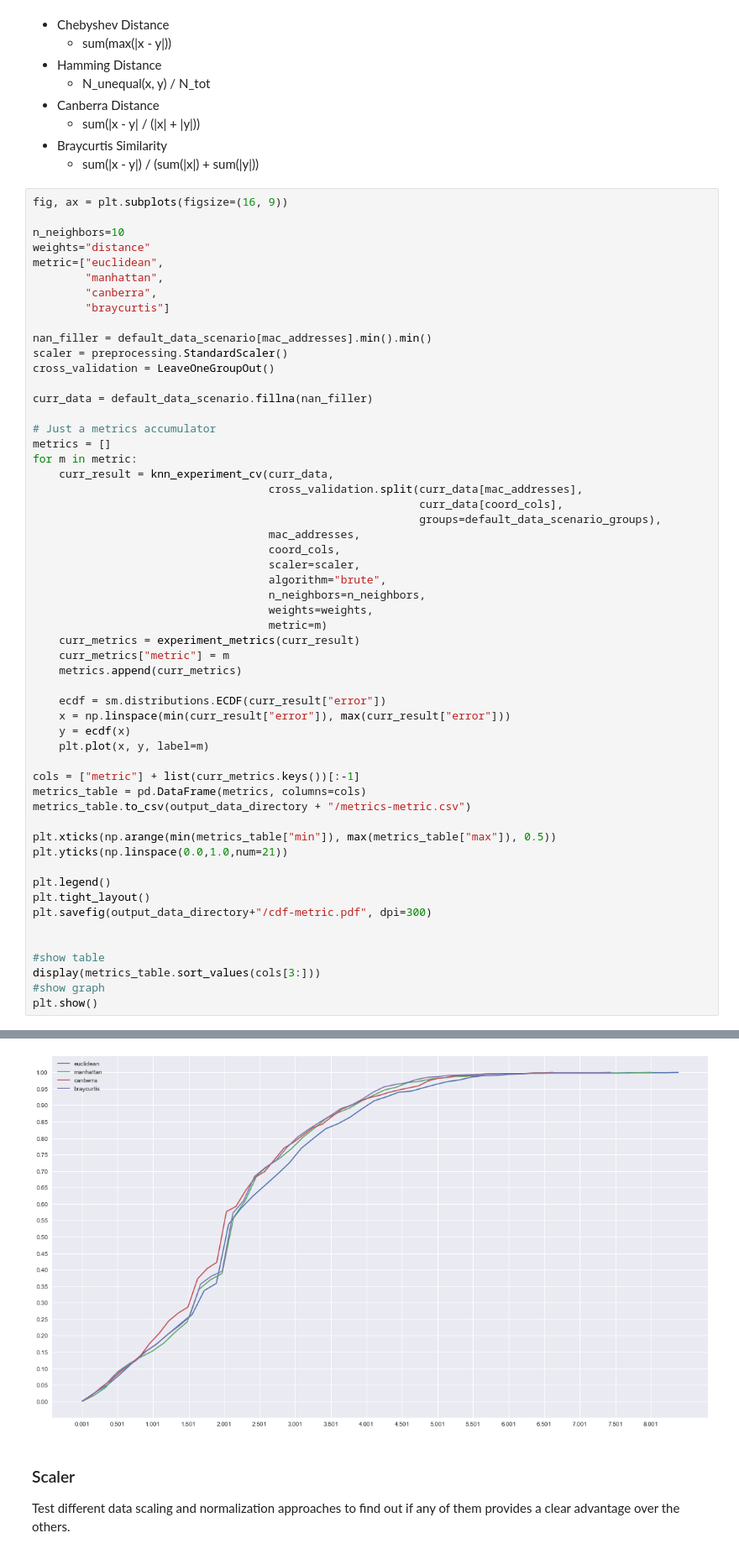
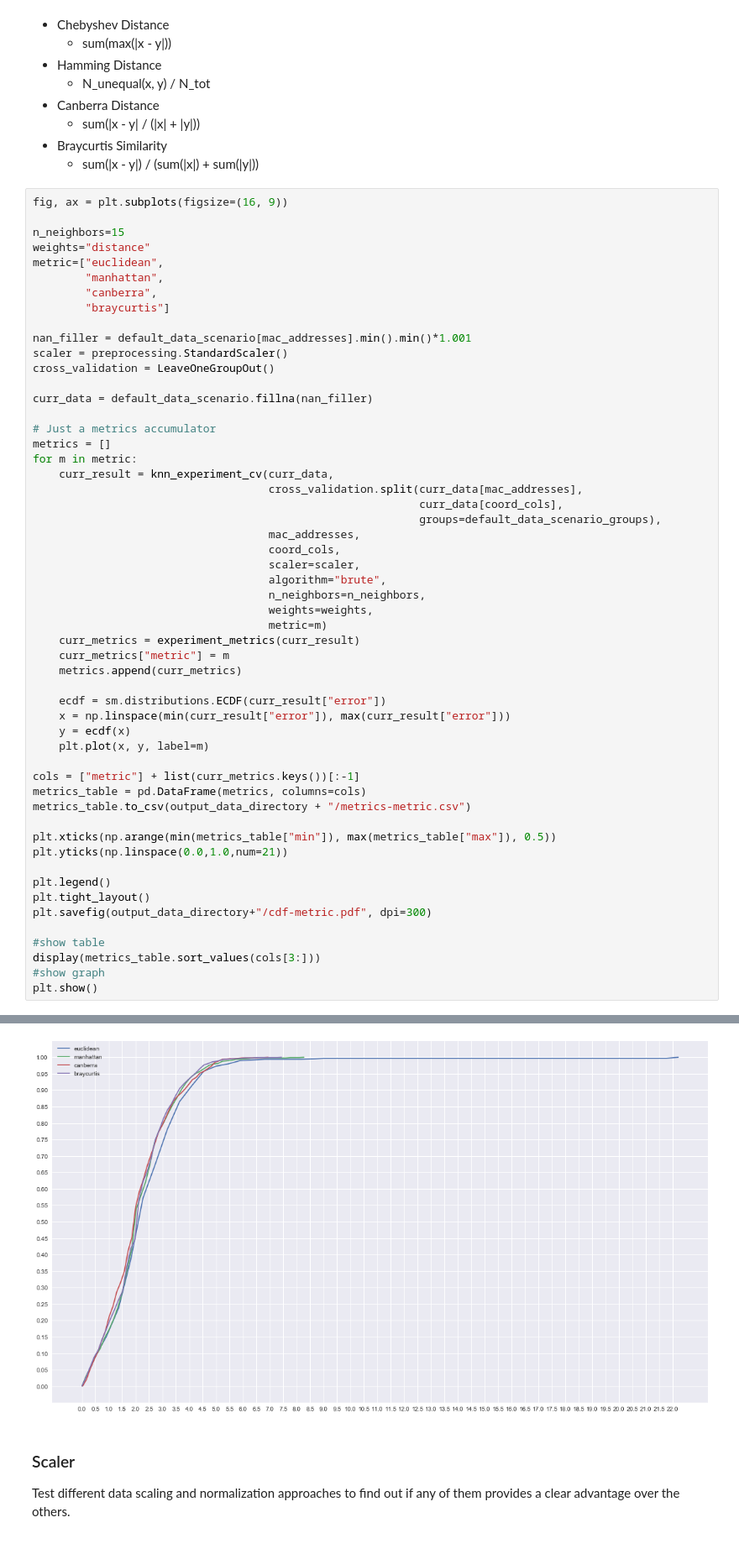
Before and after one commit to YanuX-Framework/YanuX-Cruncher, a Jupyter notebook: WifiFingerprintingExperiments.ipynb, the cells around one changed output, grey strips where cells are left out. Shown at 84% size. Saved outputs shown, nothing was run; the diff lists cells and outputs as text.

```diff
--- a/WifiFingerprintingExperiments.ipynb
+++ b/WifiFingerprintingExperiments.ipynb
@@ -376,14 +337,14 @@ Just test a few different distance metrics to assess if there is a better altern
 # %%
 fig, ax = plt.subplots(figsize=(16, 9))
 
-n_neighbors=10
+n_neighbors=15
 weights="distance"
 metric=["euclidean",
         "manhattan",
         "canberra",
         "braycurtis"]
 
-nan_filler = default_data_scenario[mac_addresses].min().min()
+nan_filler = default_data_scenario[mac_addresses].min().min()*1.001
 scaler = preprocessing.StandardScaler()
 cross_validation = LeaveOneGroupOut()
 
@@ -423,7 +384,6 @@ plt.legend()
 plt.tight_layout()
 plt.savefig(output_data_directory+"/cdf-metric.pdf", dpi=300)
 
-
 #show table
 display(metrics_table.sort_values(cols[3:]))
 #show graph
@@ -437,4 +397,4 @@ plt.show()
-[figure, old version]
+[figure, new version]
 # %% [markdown]
 ### Scaler
 Test different data scaling and normalization approaches to find out if any of them provides a clear advantage over the others.
```
Also changed, not shown: parts of 14 cells of this notebook, 1 other file.
